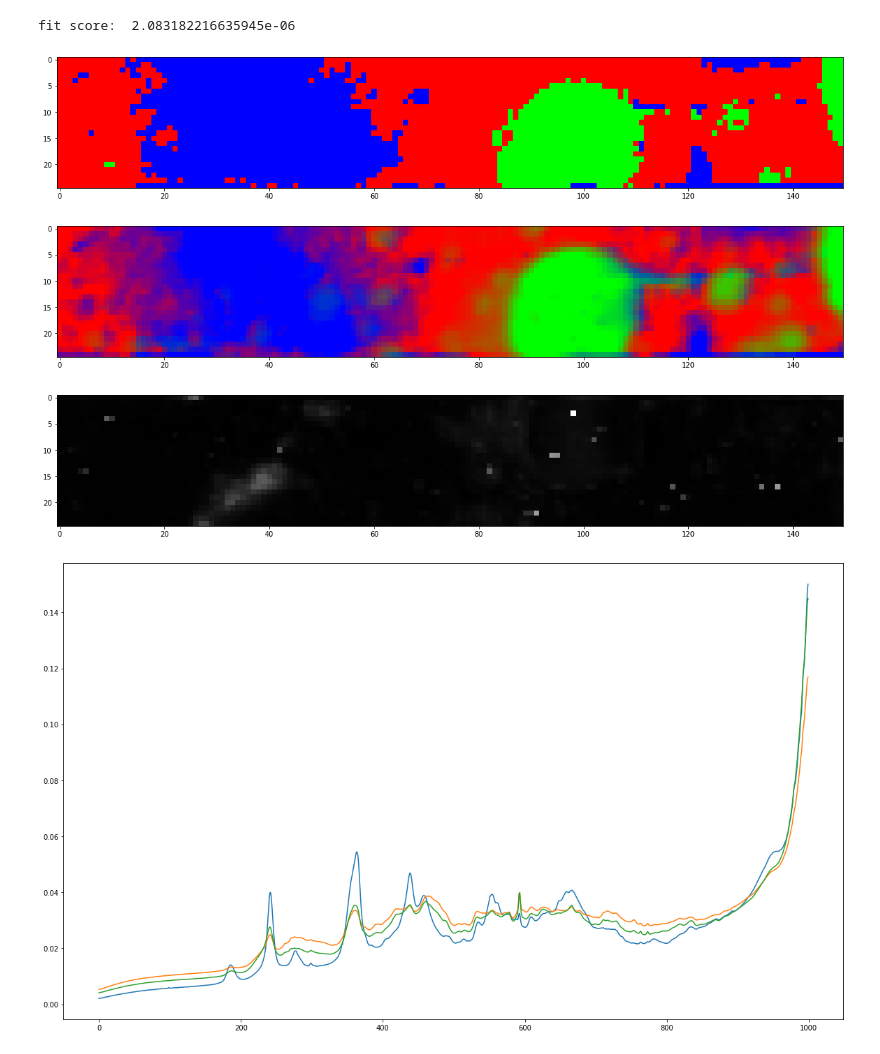
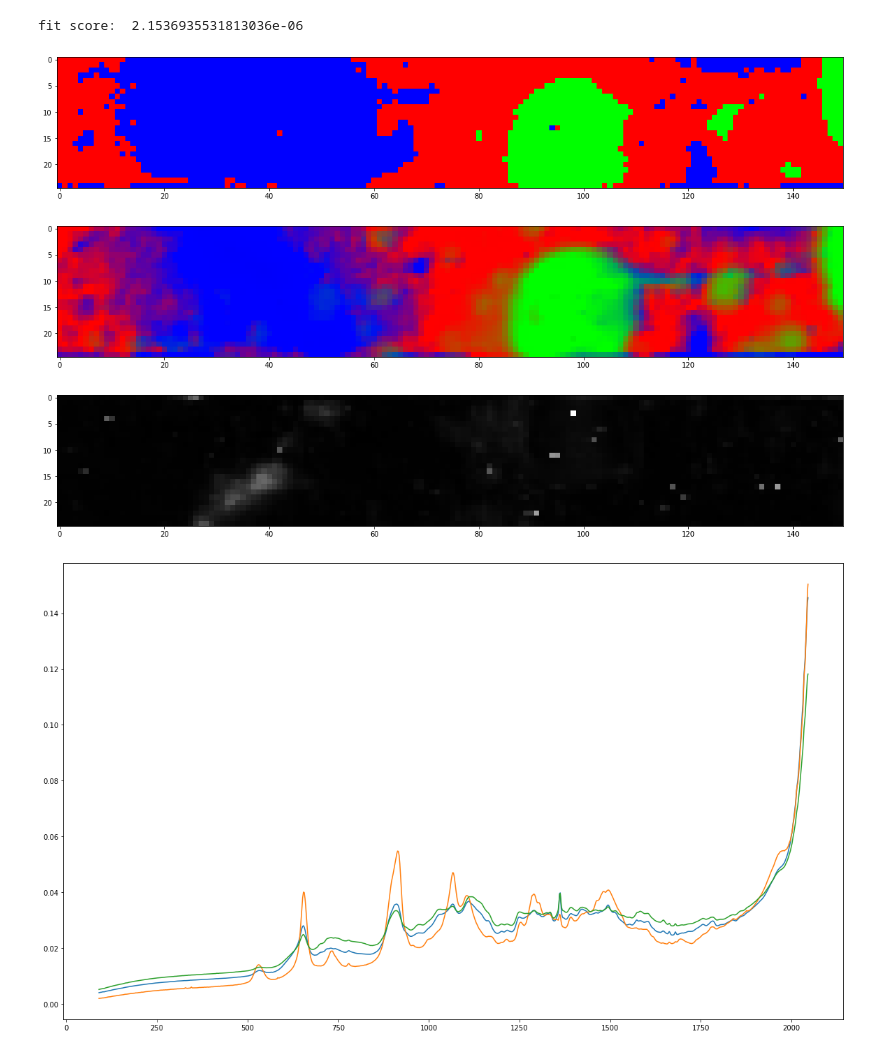
Before and after one commit to jjgsherwood/Bacholar_Thesis, a Jupyter notebook: cross_validation_Autoencoder.ipynb, the cells around one changed output. Drawn from its saved outputs; the diff is of its cells as text; code cells hidden in the pictures.

```diff
--- a/cross_validation_Autoencoder.ipynb
+++ b/cross_validation_Autoencoder.ipynb
@@ -44,6 +44,7 @@ class View(nn.Module):
 X = np.load("../data/HSI/Liver_map_150z25_60s_1TCPOBOP.npy", 'r')
 Y = np.load("../data/HSI/Liver_map_150z25_60s_2TCPOBOP.npy", 'r')
 Z = np.load("../data/HSI/Liver_map_150z25_60s_3OBOB.npy", 'r')
+wavelength = np.load("../data/HSI/wavelength.npy", 'r')
 
 shape_X = X.shape
 shape_Y = Y.shape
@@ -133,7 +134,7 @@ class AutoEncoderConv(nn.Module):
 # %%
 def MSE_loss(x, model):
     x_ = model(x)
-    return ((x - x_)**2).sum()
+    return ((x - x_)**2).mean(0).sum()
 # %%
 class ReferenceVectorClassifierAE(BaseEstimator):
     def __init__(self, **kwargs):
@@ -162,11 +163,11 @@ class ReferenceVectorClassifierAE(BaseEstimator):
             print('-'*50)
             print('Epoch {:3d}/{:3d}'.format(epoch+1, self.kwargs['epochs']))
             start_time = datetime.now()
-            train.train_nll(self.model, self.optimizer, train_loader, self.kwargs['loss_func'], self.kwargs['log_step'], self.device)
+            train.train(self.model, self.optimizer, train_loader, self.kwargs['loss_func'], self.kwargs['log_step'], self.device)
             end_time = datetime.now()
             time_diff = relativedelta(end_time, start_time)
             print('Elapsed time: {}h {}m {}s'.format(time_diff.hours, time_diff.minutes, time_diff.seconds))
-            loss = train.test_nll(self.model, test_loader, self.kwargs['loss_func'], self.device)
+            loss = train.test(self.model, test_loader, self.kwargs['loss_func'], self.device)
             print('Validation| bits: {:2.2f}'.format(loss), flush=True)
 
         self.model.eval()
@@ -323,14 +343,14 @@ plt.figure(figsize = (20,4))
 plt.imshow(error_map(rvc, X).reshape(shape_X[:2]).T, cmap='gray', vmin=0)
 plt.show()
 # %% [output]
-fit score:  2.083182216635945e-06
+fit score:  2.1536935531813036e-06
-[figure, old version]
+[figure, new version]
 [figure]
 [figure]
 # %%
 plt.figure(figsize = (20,12))
 for i in rvc.get_reference_vectors():
-    plt.plot(i)
+    plt.plot(wavelength, i)
 plt.show()
 # %% [output]
-[figure, old version]
+[figure, new version]
```
Also changed, not shown: parts of 4 cells of this notebook, 3 other files.
